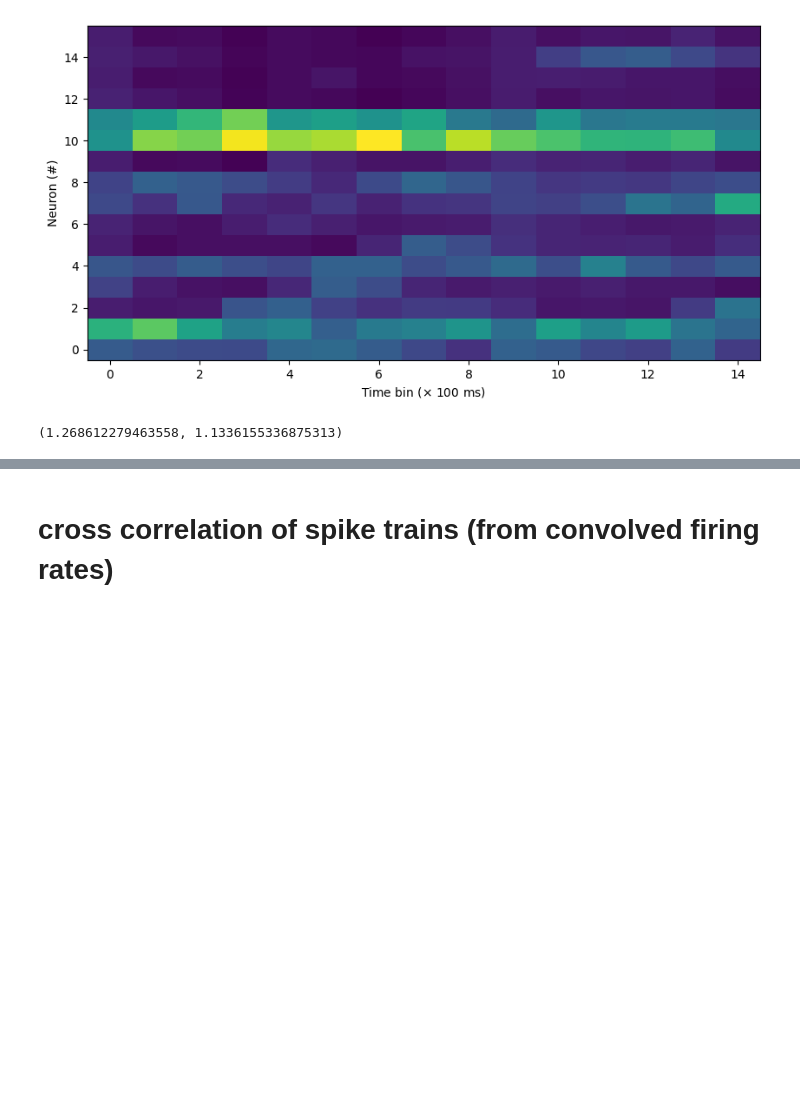
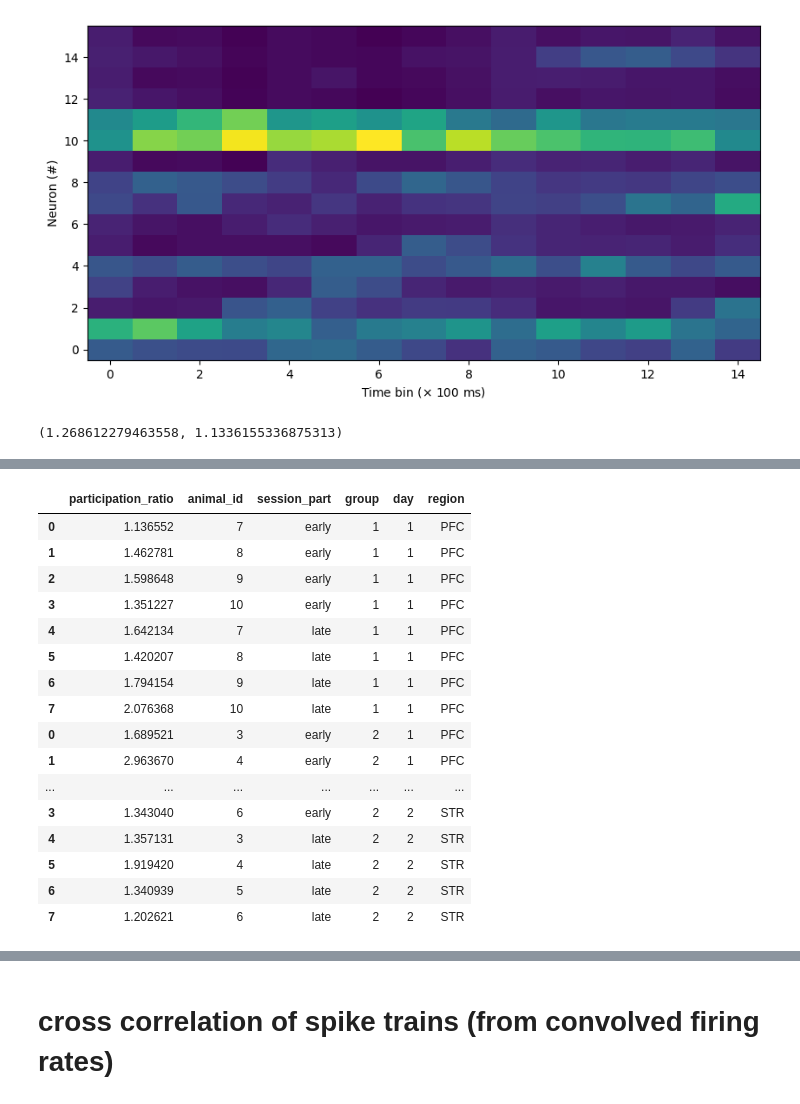
Before and after one commit to lfernandof/lfp_signals_analysis, a Jupyter notebook: participation_ratio_analysis.ipynb, the cells around one changed output, grey strips where cells are left out. Cells and saved outputs as stored; diff of their text form; code cells hidden in the pictures; blank space fills up the shorter version.

```diff
--- a/participation_ratio_analysis.ipynb
+++ b/participation_ratio_analysis.ipynb
@@ -503,0 +723,30 @@ participation_ratio(lowres_averaged_early),participation_ratio(lowres_averaged_l
+# %%
+def query_session(spikes_dataframe,group,day,region,filter_trials_between=[1.5,3.5],peri_trial_interval=-0.5):
+  data_subset = spikes_dataframe.query(f'group == {group} and day == {day} and region == "{region}" and duration >= {filter_trials_between[0]} and duration <= {filter_trials_between[1]}' +
+                                       f'and time >= {peri_trial_interval} and time <= {filter_trials_between[0]}').copy()
+
+  return data_subset
+
+data = session_data.copy()
+
+######## Group 1, day 1 ###########
+
+separated_rats = separate_rats(query_session(data,group=1,day=1,region='PFC'),check_num_neurons=True,min_num_neurons = 4)
+g1d1_PFC = early_late_dimensionality_per_rat(separated_rats,group=1,region='PFC',day=1)
+
+######## Group 2, day 1 ###########
+separated_rats = separate_rats(query_session(data,group=2,day=1,region='PFC'),check_num_neurons=True,min_num_neurons = 4)
+g2d1_PFC = early_late_dimensionality_per_rat(separated_rats,group=2,region='PFC',day=1)
+
+separated_rats = separate_rats(query_session(data,group=2,day=1,region='STR'),check_num_neurons=True,min_num_neurons = 4)
+g2d1_STR = early_late_dimensionality_per_rat(separated_rats,group=2,region='STR',day=1)
+
+
+######## Group 2, day 2 ###########
+separated_rats = separate_rats(query_session(data,group=2,day=2,region='PFC'),check_num_neurons=True,min_num_neurons = 4)
+g2d2_PFC = early_late_dimensionality_per_rat(separated_rats,group=2,region='PFC',day=2)
+
+separated_rats = separate_rats(query_session(data,group=2,day=2,region='STR'),check_num_neurons=True,min_num_neurons = 4)
+g2d2_STR = early_late_dimensionality_per_rat(separated_rats,group=2,region='STR',day=2)
+
+both_days_both_regions_df = pd.concat([g1d1_PFC,g2d1_PFC,g2d1_STR,g2d2_PFC,g2d2_STR])
@@ -503,0 +771,20 @@ participation_ratio(lowres_averaged_early),participation_ratio(lowres_averaged_l
+# %%
+both_days_both_regions_df
+# %% [output]
+|  | participation_ratio | animal_id | session_part | group | day | region |
+| 0 | 1.136552 | 7 | early | 1 | 1 | PFC |
+| 1 | 1.462781 | 8 | early | 1 | 1 | PFC |
+| 2 | 1.598648 | 9 | early | 1 | 1 | PFC |
+| 3 | 1.351227 | 10 | early | 1 | 1 | PFC |
+| 4 | 1.642134 | 7 | late | 1 | 1 | PFC |
+| 5 | 1.420207 | 8 | late | 1 | 1 | PFC |
+| 6 | 1.794154 | 9 | late | 1 | 1 | PFC |
+| 7 | 2.076368 | 10 | late | 1 | 1 | PFC |
+| 0 | 1.689521 | 3 | early | 2 | 1 | PFC |
+| 1 | 2.963670 | 4 | early | 2 | 1 | PFC |
+| ... | ... | ... | ... | ... | ... | ... |
+| 3 | 1.343040 | 6 | early | 2 | 2 | STR |
+| 4 | 1.357131 | 3 | late | 2 | 2 | STR |
+| 5 | 1.919420 | 4 | late | 2 | 2 | STR |
+| 6 | 1.340939 | 5 | late | 2 | 2 | STR |
+| 7 | 1.202621 | 6 | late | 2 | 2 | STR |
```
Also changed, not shown: parts of 16 cells of this notebook.
